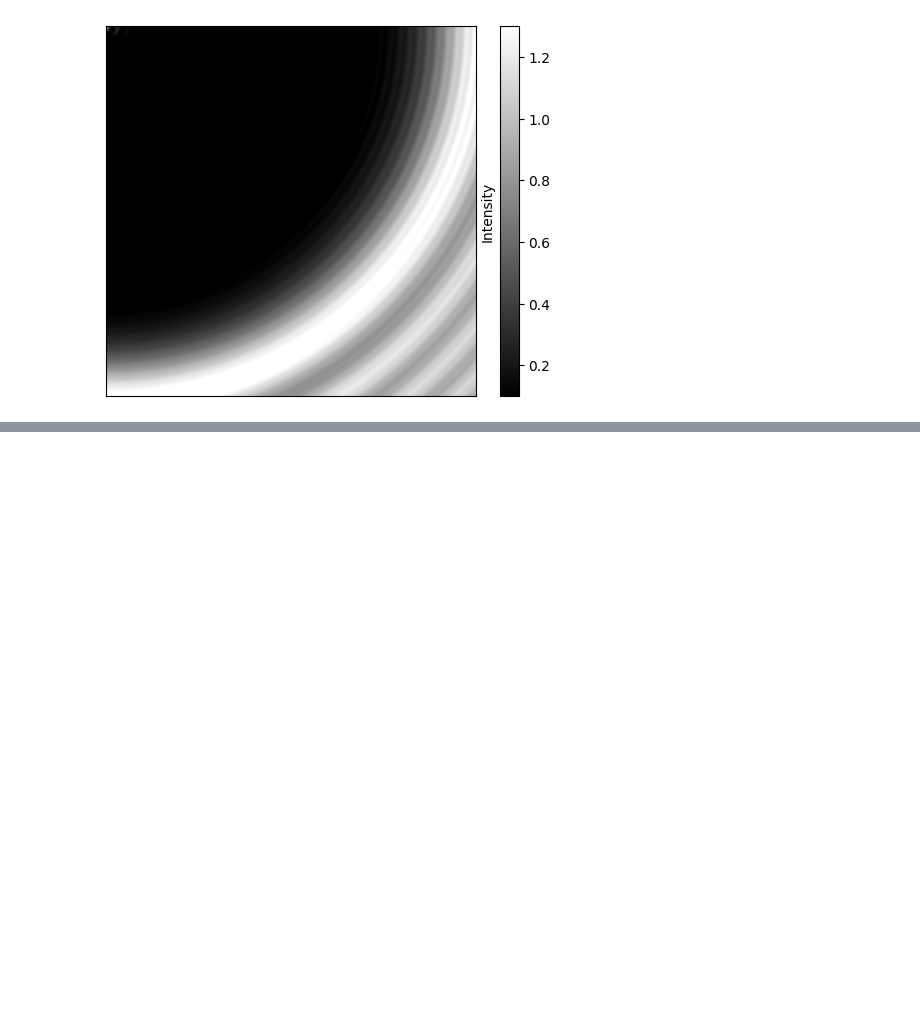
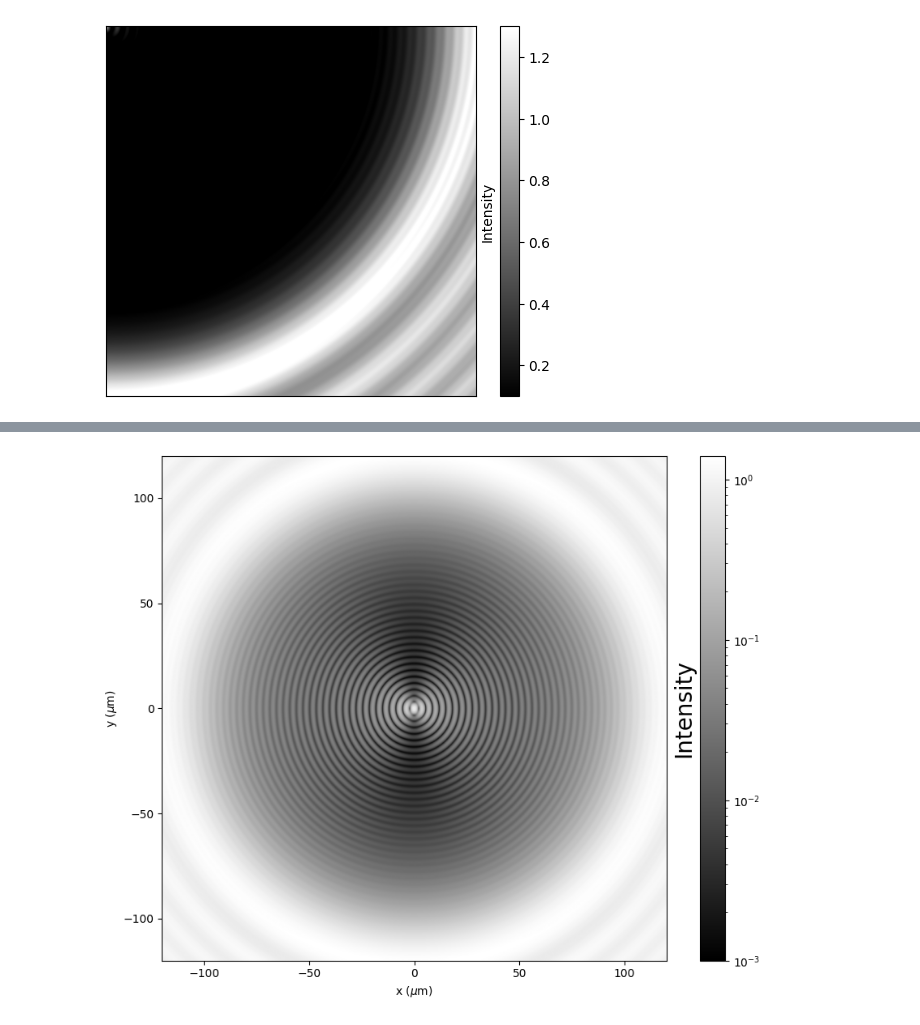
Before and after one commit to PassosSouza/MieBrightSpot, a Jupyter notebook: MieFigure.ipynb, the cells around one changed output, grey strips where cells are left out. Saved outputs shown, nothing was run; the diff lists cells and outputs as text; code cells hidden in the pictures; blank space fills up the shorter version.

```diff
--- a/MieFigure.ipynb
+++ b/MieFigure.ipynb
@@ -562,0 +537,25 @@ plt.show()
+# %%
+# Mirror the data along both axes
+UU_full = np.block([
+    [np.flip(np.flip(UU, axis=0), axis=1), np.flip(UU, axis=0)],
+    [np.flip(UU, axis=1), UU]
+])
+
+fig = plt.subplots(figsize=(9,7))
+# Plot the full figure
+img = plt.imshow(UU_full, cmap='gray',aspect='equal', norm=LogNorm(vmin=1e-3, vmax=1.4),
+                 extent=[-1.2 * radius, 1.2 * radius, -1.2 * radius, 1.2 * radius])
+#plt.yticks([])
+#plt.xticks([])
+plt.xlabel(r'x ($\mu$m)')
+plt.ylabel(r'y ($\mu$m)')
+
+cbar = plt.colorbar(img)
+cbar.set_label("Intensity",fontsize=20)  # Adjust the distance and position
+cbar.ax.yaxis.set_label_position("left")  # Ensure the label is on the right side
+# Save the figure
+plt.tight_layout()
+plt.savefig('MieLOG.svg', dpi=300)
+plt.show()
+# %% [output]
+[figure, added]
```
Also changed, not shown: parts of 9 cells of this notebook, 2 other files.
